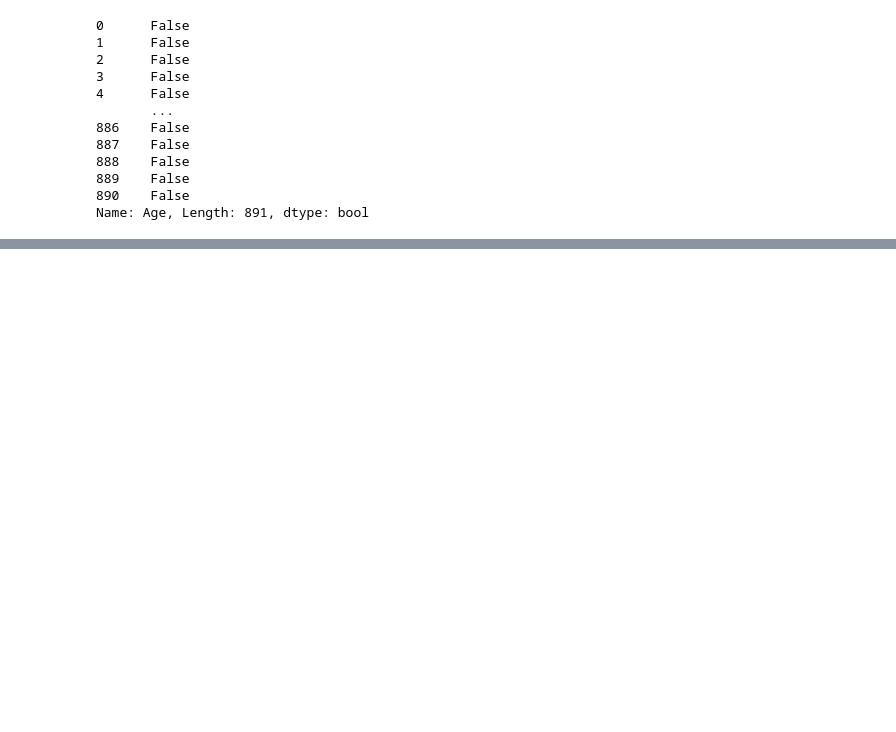
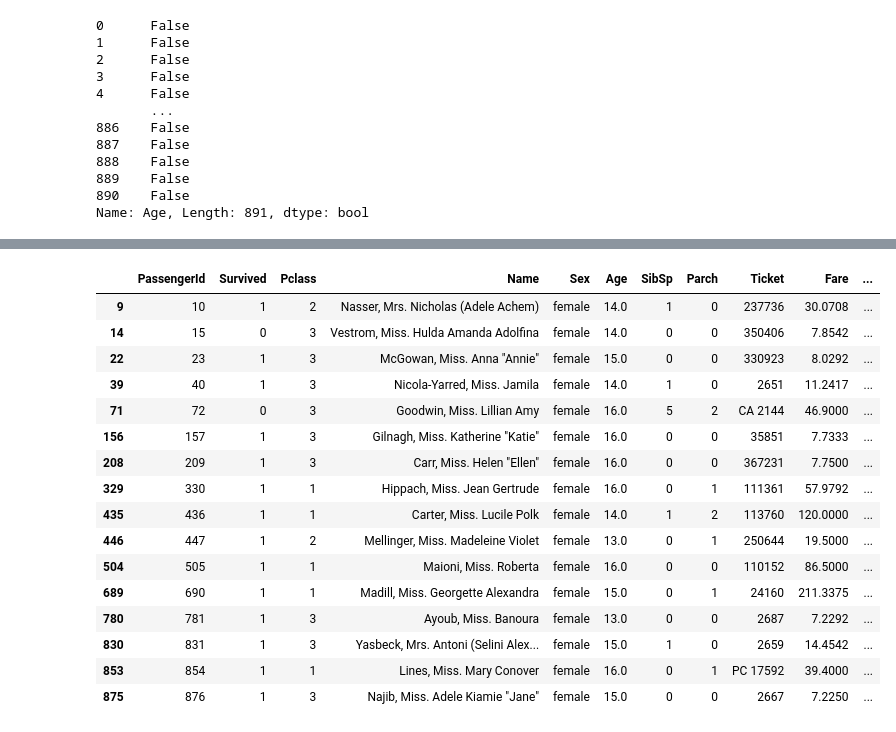
Before and after one commit to ns-m/data_analysis, a Jupyter notebook: Pandas_tutorial.ipynb, the cells around one changed output, grey strips where cells are left out. Saved outputs shown, nothing was run; the diff lists cells and outputs as text; code cells hidden in the pictures; blank space fills up the shorter version.

```diff
--- a/Pandas_tutorial.ipynb
+++ b/Pandas_tutorial.ipynb
@@ -220,3 +220,23 @@ df[df['Age'].isin([12,13,14,15,16])]
 | 841 | 842 | 0 | 2 | Mudd, Mr. Thomas Charles | male | 16.0 | 0 | 0 | S.O./P.P. 3 | 10.5000 | ... |
 | 853 | 854 | 1 | 1 | Lines, Miss. Mary Conover | female | 16.0 | 0 | 1 | PC 17592 | 39.4000 | ... |
 | 875 | 876 | 1 | 3 | Najib, Miss. Adele Kiamie "Jane" | female | 15.0 | 0 | 0 | 2667 | 7.2250 | ... |
+# %%
+df[(df['Age'].isin([12,13,14,15,16])) & (df['Sex'] == 'female')]
+# %% [output]
+|  | PassengerId | Survived | Pclass | Name | Sex | Age | SibSp | Parch | Ticket | Fare | ... |
+| 9 | 10 | 1 | 2 | Nasser, Mrs. Nicholas (Adele Achem) | female | 14.0 | 1 | 0 | 237736 | 30.0708 | ... |
+| 14 | 15 | 0 | 3 | Vestrom, Miss. Hulda Amanda Adolfina | female | 14.0 | 0 | 0 | 350406 | 7.8542 | ... |
+| 22 | 23 | 1 | 3 | McGowan, Miss. Anna "Annie" | female | 15.0 | 0 | 0 | 330923 | 8.0292 | ... |
+| 39 | 40 | 1 | 3 | Nicola-Yarred, Miss. Jamila | female | 14.0 | 1 | 0 | 2651 | 11.2417 | ... |
+| 71 | 72 | 0 | 3 | Goodwin, Miss. Lillian Amy | female | 16.0 | 5 | 2 | CA 2144 | 46.9000 | ... |
+| 156 | 157 | 1 | 3 | Gilnagh, Miss. Katherine "Katie" | female | 16.0 | 0 | 0 | 35851 | 7.7333 | ... |
+| 208 | 209 | 1 | 3 | Carr, Miss. Helen "Ellen" | female | 16.0 | 0 | 0 | 367231 | 7.7500 | ... |
+| 329 | 330 | 1 | 1 | Hippach, Miss. Jean Gertrude | female | 16.0 | 0 | 1 | 111361 | 57.9792 | ... |
+| 435 | 436 | 1 | 1 | Carter, Miss. Lucile Polk | female | 14.0 | 1 | 2 | 113760 | 120.0000 | ... |
+| 446 | 447 | 1 | 2 | Mellinger, Miss. Madeleine Violet | female | 13.0 | 0 | 1 | 250644 | 19.5000 | ... |
+| 504 | 505 | 1 | 1 | Maioni, Miss. Roberta | female | 16.0 | 0 | 0 | 110152 | 86.5000 | ... |
+| 689 | 690 | 1 | 1 | Madill, Miss. Georgette Alexandra | female | 15.0 | 0 | 1 | 24160 | 211.3375 | ... |
+| 780 | 781 | 1 | 3 | Ayoub, Miss. Banoura | female | 13.0 | 0 | 0 | 2687 | 7.2292 | ... |
+| 830 | 831 | 1 | 3 | Yasbeck, Mrs. Antoni (Selini Alex... | female | 15.0 | 1 | 0 | 2659 | 14.4542 | ... |
+| 853 | 854 | 1 | 1 | Lines, Miss. Mary Conover | female | 16.0 | 0 | 1 | PC 17592 | 39.4000 | ... |
+| 875 | 876 | 1 | 3 | Najib, Miss. Adele Kiamie "Jane" | female | 15.0 | 0 | 0 | 2667 | 7.2250 | ... |
```
Also changed, not shown: parts of 16 cells of this notebook.
